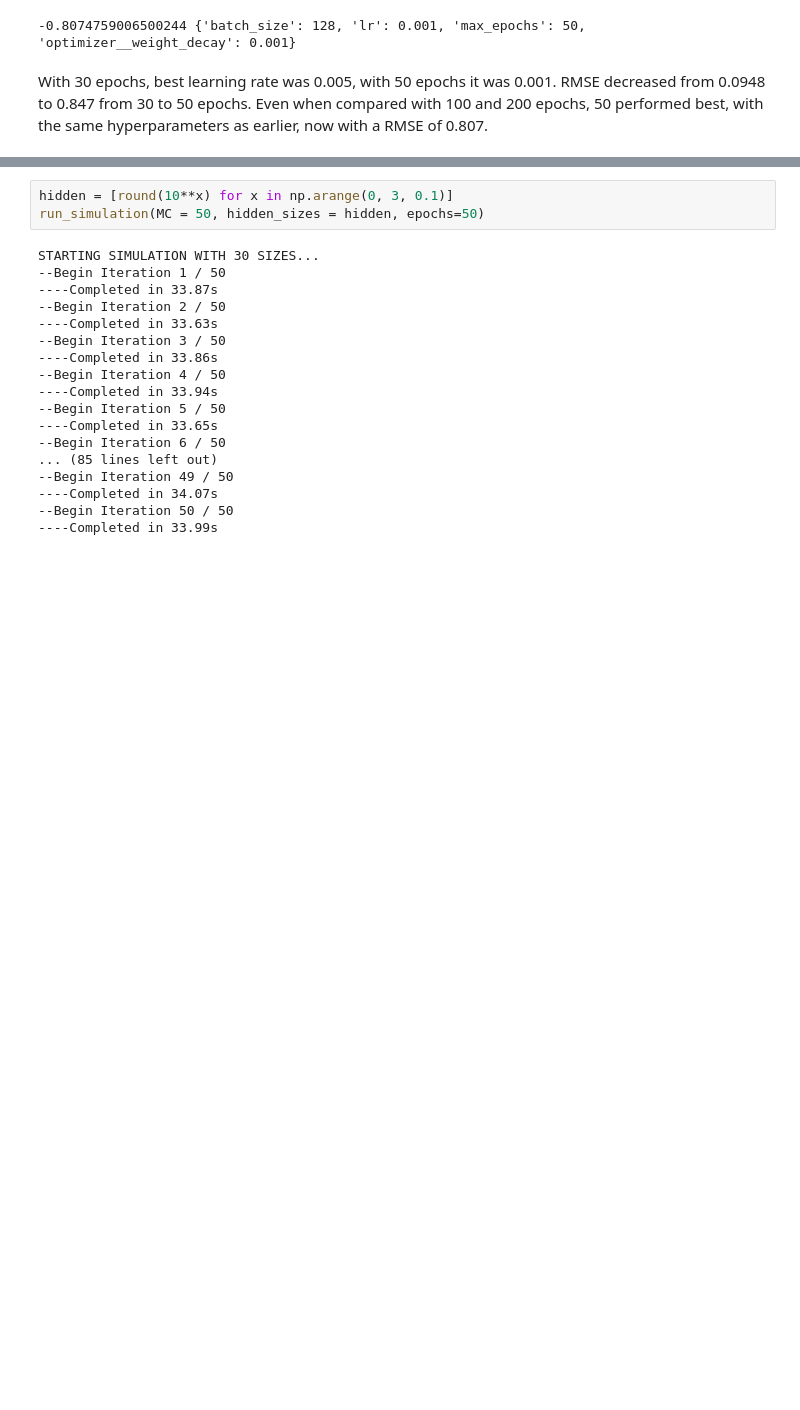
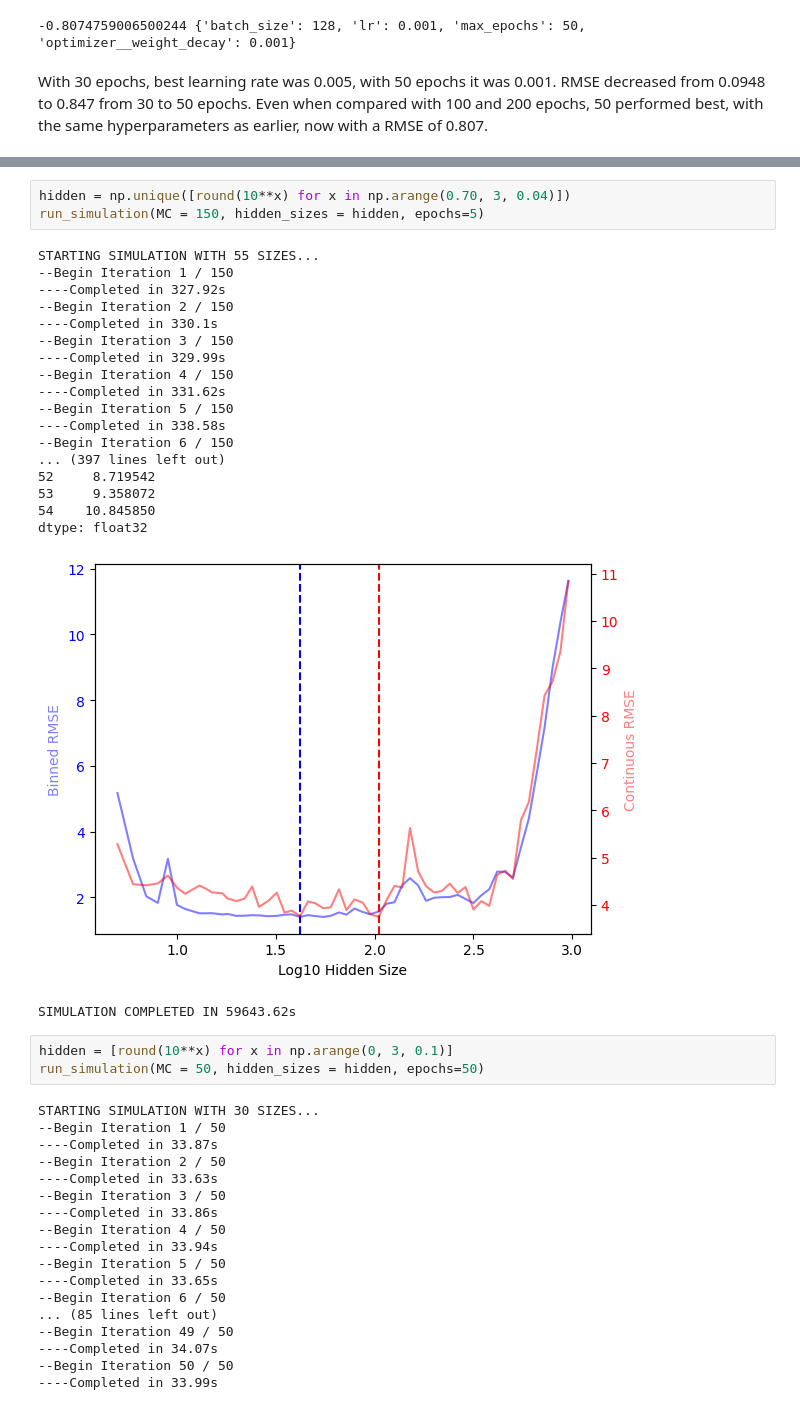
Before and after one commit to bcnalley/STAT-6810, a Jupyter notebook: final_project_code.ipynb, the cells around one changed output, grey strips where cells are left out. Saved outputs shown, nothing was run; the diff lists cells and outputs as text; blank space fills up the shorter version.

Commit message:
Added full simulation code

```diff
--- a/final_project_code.ipynb
+++ b/final_project_code.ipynb
@@ -271,5 +366,28 @@ def plot_results(hidden_sizes: list, binned_rmse: list, cont_rmse: list) -> None
     ax2.tick_params(axis ='y', labelcolor = 'red')
     plt.show()
+# %%
+hidden = np.unique([round(10**x) for x in np.arange(0.70, 3, 0.04)])
+run_simulation(MC = 150, hidden_sizes = hidden, epochs=5)
+# %% [output]
+STARTING SIMULATION WITH 55 SIZES...
+--Begin Iteration 1 / 150
+----Completed in 327.92s
+--Begin Iteration 2 / 150
+----Completed in 330.1s
+--Begin Iteration 3 / 150
+----Completed in 329.99s
+--Begin Iteration 4 / 150
+----Completed in 331.62s
+--Begin Iteration 5 / 150
+----Completed in 338.58s
+--Begin Iteration 6 / 150
+... (397 lines left out)
+52     8.719542
+53     9.358072
+54    10.845850
+dtype: float32
+[figure, added]
+SIMULATION COMPLETED IN 59643.62s
 # %%
 hidden = [round(10**x) for x in np.arange(0, 3, 0.1)]
 run_simulation(MC = 50, hidden_sizes = hidden, epochs=50)
```
Also changed, not shown: parts of 4 cells of this notebook, 2 other files.
